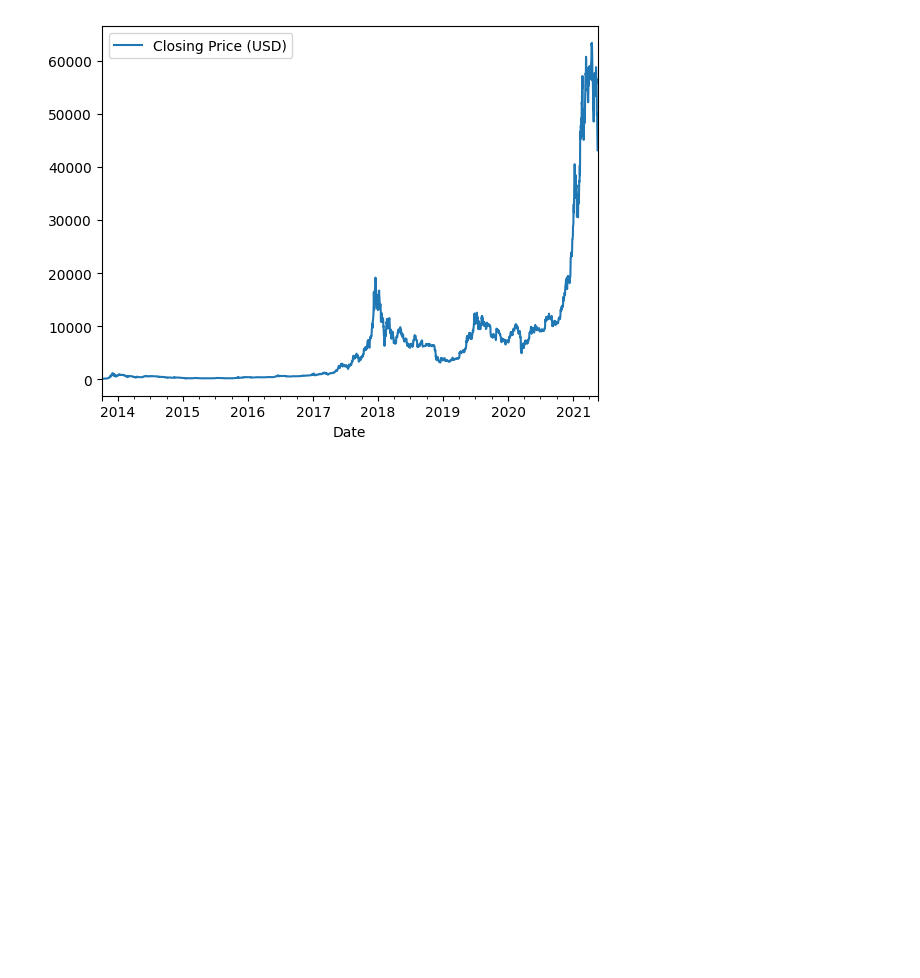
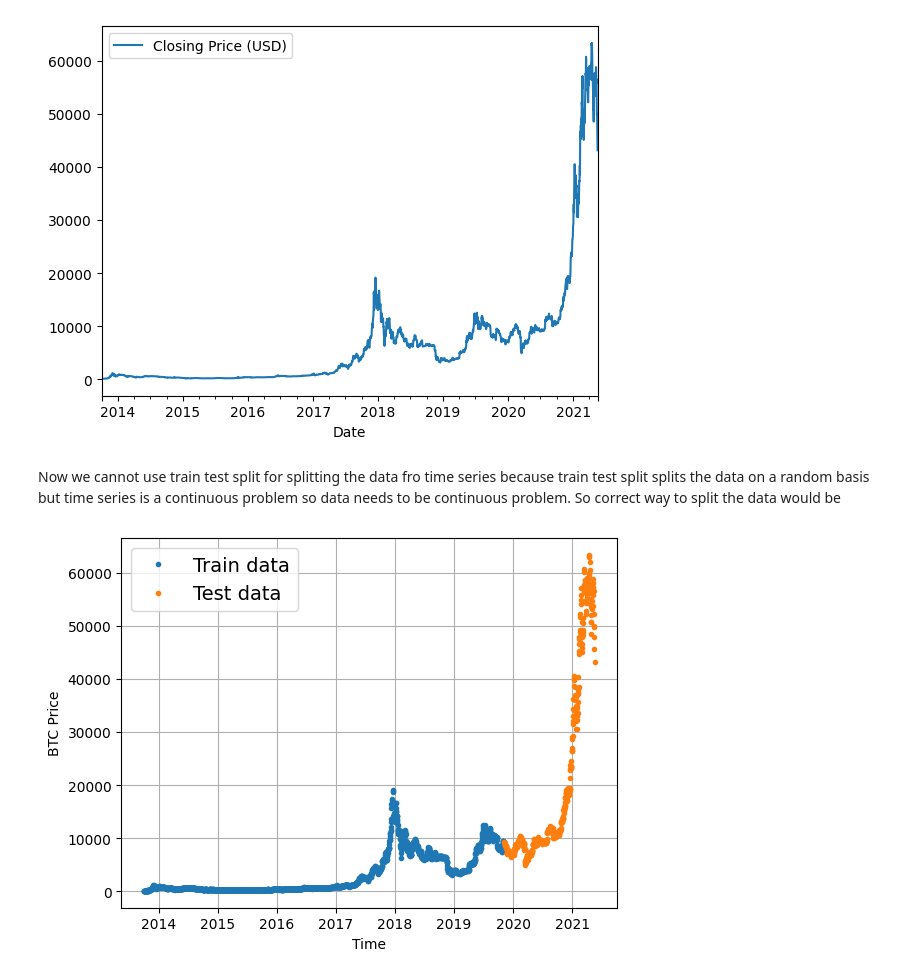
Before and after one commit to nagnimit03/Bitcoin-Prediction-Time-Series-Forecasting, a Jupyter notebook: Bitcoin_Time_Series_Forecasting.ipynb, the cells around one changed output. Cells and saved outputs as stored; diff of their text form; code cells hidden in the pictures; blank space fills up the shorter version.

```diff
--- a/Bitcoin_Time_Series_Forecasting.ipynb
+++ b/Bitcoin_Time_Series_Forecasting.ipynb
@@ -108,3 +108,24 @@ bitcoin_prices.plot()
 <Axes: xlabel='Date'>
 <Figure size 700x700 with 0 Axes>
 [figure]
+# %% [markdown]
+Now we cannot use train test split for splitting the data fro time series because train test split splits the data on a random basis but time series is a continuous problem so data needs to be continuous problem. So correct way to split the data would be
+# %%
+timesteps=bitcoin_prices.index.to_numpy()
+prices=bitcoin_prices["Closing Price (USD)"].to_numpy()
+index=int(0.80*len(bitcoin_prices))
+X_train,y_train=timesteps[:index],prices[:index]
+X_test,y_test=timesteps[index:],prices[index:]
+# %%
+def plot_time_series(timesteps,values,format=".",start=0,end=None,label=None):
+  plt.plot(timesteps[start:end],values[start:end],format,label=label)
+  plt.xlabel("Time")
+  plt.ylabel("BTC Price")
+  if label:
+    plt.legend(fontsize=14)
+  plt.grid(True)
+# %%
+plot_time_series(timesteps=X_train,values=y_train,label='Train data')
+plot_time_series(timesteps=X_test,values=y_test,label='Test data')
+# %% [output]
+[figure, added]
```
Also changed, not shown: parts of 13 cells of this notebook.
